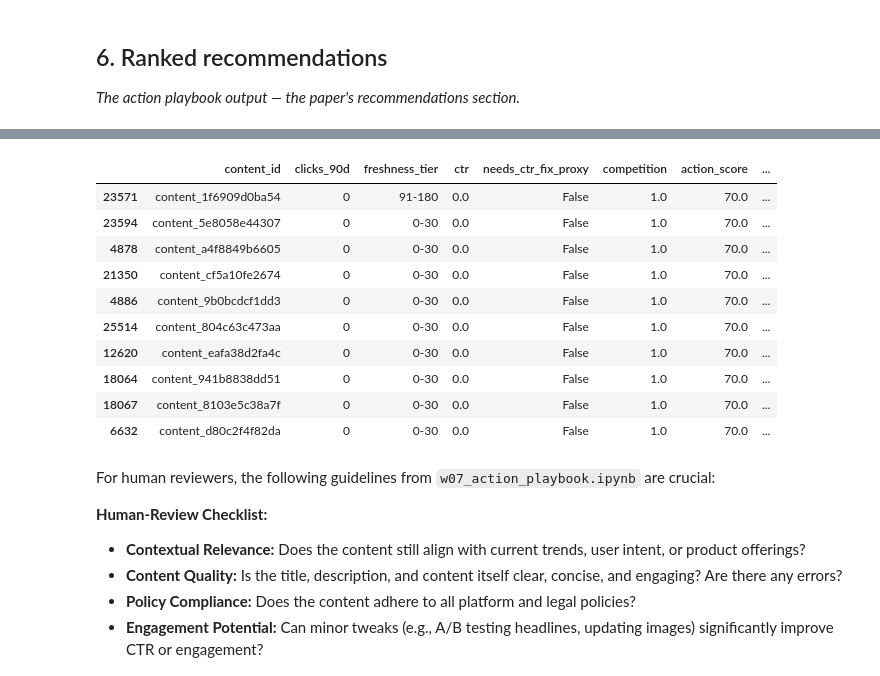
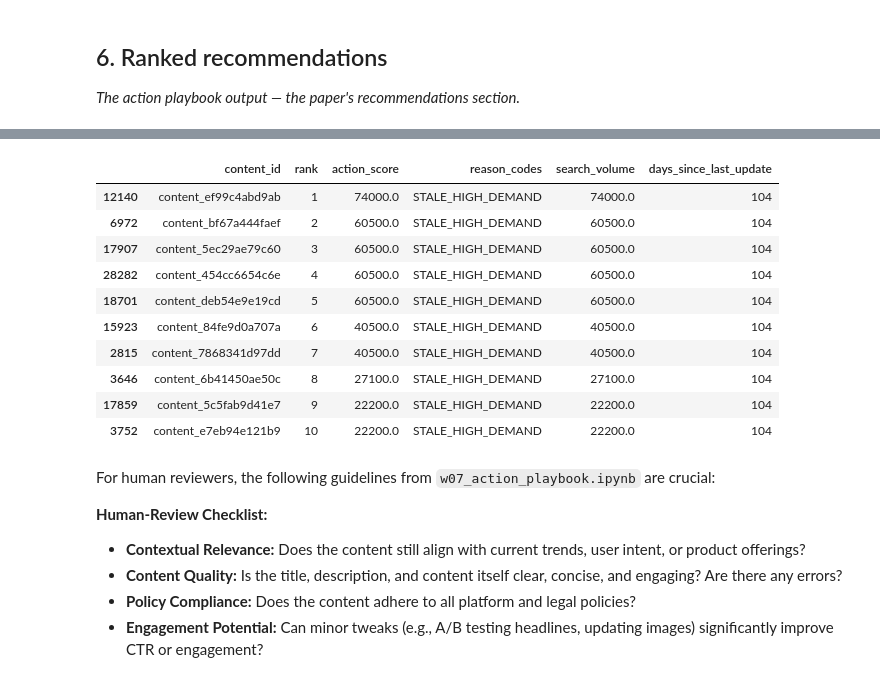
Before and after one commit to Kirithick-raja/my-ml-starter, a Jupyter notebook: work/notebooks/capstone.ipynb, the cells around one changed output, grey strips where cells are left out. Cells and saved outputs as stored; diff of their text form; code cells hidden in the pictures.

```diff
--- a/work/notebooks/capstone.ipynb
+++ b/work/notebooks/capstone.ipynb
@@ -198,50 +198,39 @@ This work is subject to several limitations:
 # %%
 import pandas as pd
 
-# Regenerate the final action queue from w07_action_playbook.ipynb logic
+# Regenerate the final action queue from w07_action_playbook.ipynb logic using full df
+action_queue_df = df.copy()
 
-# 'action_queue_df' will be based on the processed 'df_filtered'
-action_queue_df = df_filtered.copy()
+# Exact logic from w07/w04
+action_queue_df['stale'] = action_queue_df['days_since_last_update'] >= 91
+action_queue_df['high_demand'] = action_queue_df['search_volume'] >= 100
 
-# Define a proxy for 'needs_ctr_fix' since it's not a direct column
-# Assuming content needs CTR fix if its CTR is in the bottom 25th percentile
-ctr_threshold = action_queue_df['ctr'].quantile(0.25)
-action_queue_df['needs_ctr_fix_proxy'] = action_queue_df['ctr'] < ctr_threshold
-
-# Normalize clicks_90d for scoring
-max_clicks_90d = action_queue_df['clicks_90d'].max()
-if max_clicks_90d > 0:
-    action_queue_df['normalized_clicks_90d'] = action_queue_df['clicks_90d'] / max_clicks_90d
-else:
-    action_queue_df['normalized_clicks_90d'] = 0
-
-# Define a simple rule for action score (higher score = higher priority)
-# Prioritize content that 'needs_ctr_fix_proxy' and has relatively low clicks_90d
-# Add a component for higher competition as well.
-action_queue_df['action_score'] = (
-    action_queue_df['needs_ctr_fix_proxy'].astype(int) * 100 +
-    (1 - action_queue_df['normalized_clicks_90d']) * 50 +
-    action_queue_df['competition'] * 20 # Assuming higher competition means more attention needed
+# Handle null search_volume for scoring
+action_queue_df['action_score'] = action_queue_df.apply(
+    lambda x: x['stale'] * x['high_demand'] * x['search_volume'] if pd.notnull(x['search_volume']) else 0,
+    axis=1
 )
 
-# Generate reason codes
-def generate_reason_code(row):
-    reasons = []
-    if row['needs_ctr_fix_proxy']:
-        reasons.append("Low CTR, flagged for optimization.")
-    if row['freshness_tier'] == 'old' and row['normalized_clicks_90d'] < 0.2:
-        reasons.append("Stale content with low engagement.")
-    if row['competition'] > 0.7: # Assuming competition score > 0.7 is high
-        reasons.append("High competition content, review for differentiation.")
-    if not reasons:
-        reasons.append("Standard review, general performance check.")
-    return '; '.join(reasons)
+# Generate exact reason codes
+def generate_reason_code_v2(row):
+    if pd.isnull(row['search_volume']):
+        return 'NO_KEYWORD_DATA'
+    if row['stale'] and row['high_demand']:
+        return 'STALE_HIGH_DEMAND'
+    if row['stale'] and not row['high_demand']:
+        return 'STALE_LOW_DEMAND'
+    if not row['stale'] and row['high_demand']:
+        return 'FRESH_HIGH_DEMAND'
+    return 'LOW_PRIORITY'
 
-action_queue_df['reason_codes'] = action_queue_df.apply(generate_reason_code, axis=1)
+action_queue_df['reason_codes'] = action_queue_df.apply(generate_reason_code_v2, axis=1)
 
-# Sort by action_score (descending) to get the top recommendations
-ranks_recommendations_df = action_queue_df.sort_values(by='action_score', ascending=False)
+# Sort by action_score (descending)
+ranks_recommendations_df = action_queue_df.sort_values(by='action_score', ascending=False).copy()
 
-print("\nTop 10 Ranked Recommendations for Content Review:")
-display(ranks_recommendations_df[['content_id', 'clicks_90d', 'freshness_tier', 'ctr', 'needs_ctr_fix_proxy', 'competition', 'action_score', 'reason_codes']].head(10))
+# Add rank column
+ranks_recommendations_df['rank'] = range(1, len(ranks_recommendations_df) + 1)
+
+print("\nTop 10 Ranked Recommendations for Content Review (w07 Logic):")
+display(ranks_recommendations_df[['content_id', 'rank', 'action_score', 'reason_codes', 'search_volume', 'days_since_last_update']].head(10))
 # %% [output]
@@ -249,14 +238,14 @@ Top 10 Ranked Recommendations for Content Review:
-|  | content_id | clicks_90d | freshness_tier | ctr | needs_ctr_fix_proxy | competition | action_score | ... |
-| 23571 | content_1f6909d0ba54 | 0 | 91-180 | 0.0 | False | 1.0 | 70.0 | ... |
-| 23594 | content_5e8058e44307 | 0 | 0-30 | 0.0 | False | 1.0 | 70.0 | ... |
-| 4878 | content_a4f8849b6605 | 0 | 0-30 | 0.0 | False | 1.0 | 70.0 | ... |
-| 21350 | content_cf5a10fe2674 | 0 | 0-30 | 0.0 | False | 1.0 | 70.0 | ... |
-| 4886 | content_9b0bcdcf1dd3 | 0 | 0-30 | 0.0 | False | 1.0 | 70.0 | ... |
-| 25514 | content_804c63c473aa | 0 | 0-30 | 0.0 | False | 1.0 | 70.0 | ... |
-| 12620 | content_eafa38d2fa4c | 0 | 0-30 | 0.0 | False | 1.0 | 70.0 | ... |
-| 18064 | content_941b8838dd51 | 0 | 0-30 | 0.0 | False | 1.0 | 70.0 | ... |
-| 18067 | content_8103e5c38a7f | 0 | 0-30 | 0.0 | False | 1.0 | 70.0 | ... |
-| 6632 | content_d80c2f4f82da | 0 | 0-30 | 0.0 | False | 1.0 | 70.0 | ... |
+|  | content_id | rank | action_score | reason_codes | search_volume | days_since_last_update |
+| 12140 | content_ef99c4abd9ab | 1 | 74000.0 | STALE_HIGH_DEMAND | 74000.0 | 104 |
+| 6972 | content_bf67a444faef | 2 | 60500.0 | STALE_HIGH_DEMAND | 60500.0 | 104 |
+| 17907 | content_5ec29ae79c60 | 3 | 60500.0 | STALE_HIGH_DEMAND | 60500.0 | 104 |
+| 28282 | content_454cc6654c6e | 4 | 60500.0 | STALE_HIGH_DEMAND | 60500.0 | 104 |
+| 18701 | content_deb54e9e19cd | 5 | 60500.0 | STALE_HIGH_DEMAND | 60500.0 | 104 |
+| 15923 | content_84fe9d0a707a | 6 | 40500.0 | STALE_HIGH_DEMAND | 40500.0 | 104 |
+| 2815 | content_7868341d97dd | 7 | 40500.0 | STALE_HIGH_DEMAND | 40500.0 | 104 |
+| 3646 | content_6b41450ae50c | 8 | 27100.0 | STALE_HIGH_DEMAND | 27100.0 | 104 |
+| 17859 | content_5c5fab9d41e7 | 9 | 22200.0 | STALE_HIGH_DEMAND | 22200.0 | 104 |
+| 3752 | content_e7eb94e121b9 | 10 | 22200.0 | STALE_HIGH_DEMAND | 22200.0 | 104 |
 # %% [markdown]
 For human reviewers, the following guidelines from `w07_action_playbook.ipynb` are crucial:
 
```
Also changed, not shown: parts of 1 cell of this notebook.
